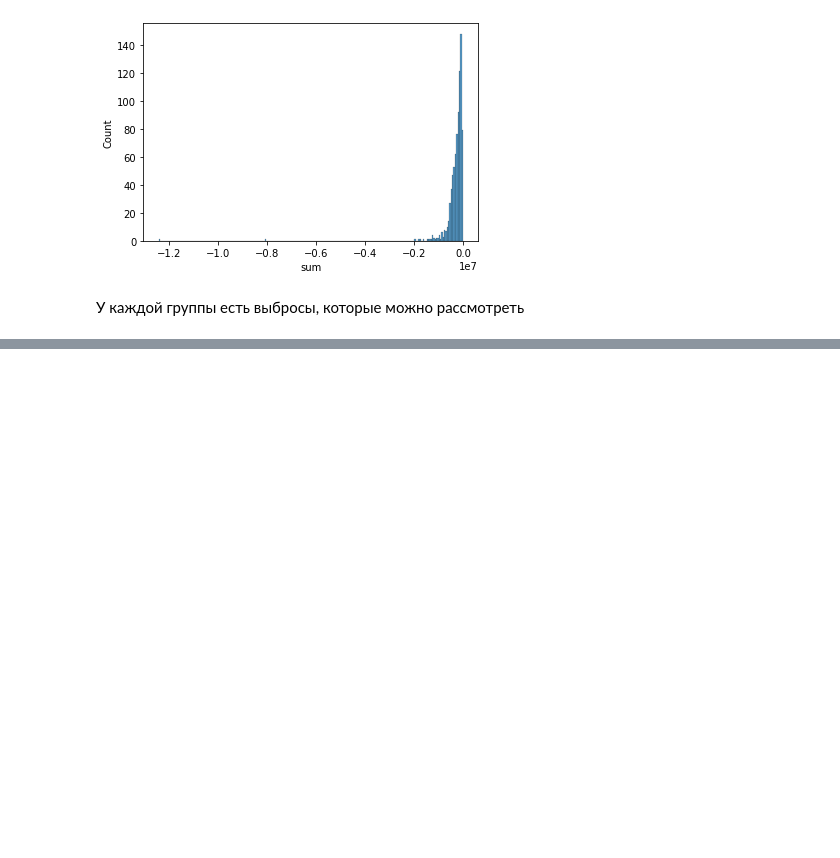
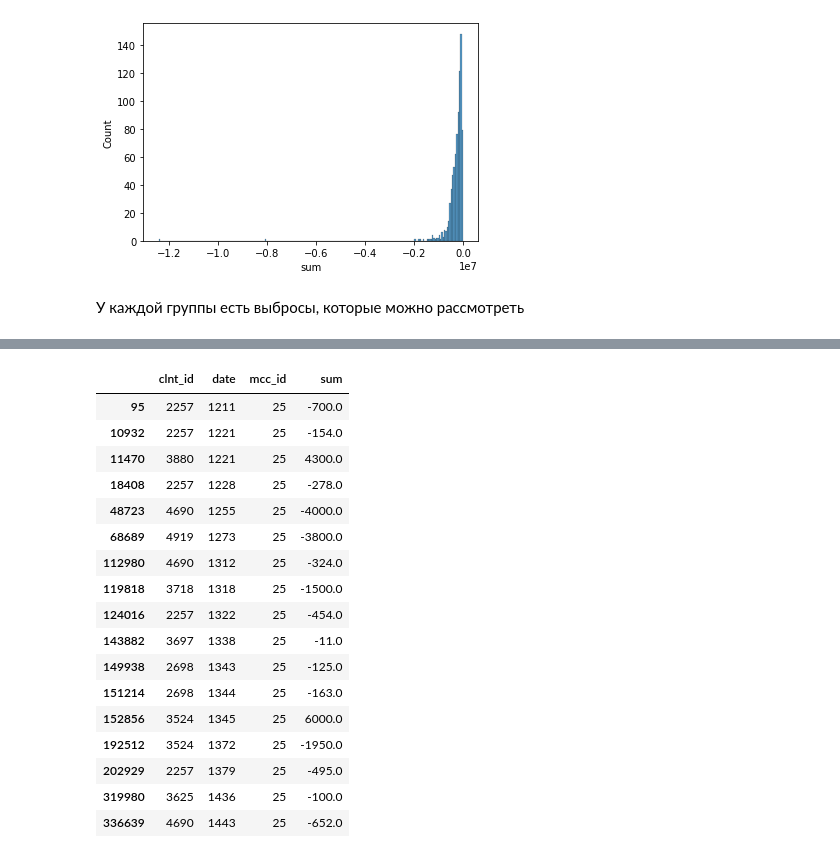
Before and after one commit to valpaq/some_competitions, a Jupyter notebook: ODS VTB/trans.ipynb, the cells around one changed output, grey strips where cells are left out. Saved outputs shown, nothing was run; the diff lists cells and outputs as text; code cells hidden in the pictures; blank space fills up the shorter version.

```diff
--- a/ODS VTB/trans.ipynb
+++ b/ODS VTB/trans.ipynb
@@ -398,0 +592,21 @@ sns.histplot(g_1_s['sum'])
+# %%
+prem_0.loc[prem_0.mcc_id==25]
+# %% [output]
+|  | clnt_id | date | mcc_id | sum |
+| 95 | 2257 | 1211 | 25 | -700.0 |
+| 10932 | 2257 | 1221 | 25 | -154.0 |
+| 11470 | 3880 | 1221 | 25 | 4300.0 |
+| 18408 | 2257 | 1228 | 25 | -278.0 |
+| 48723 | 4690 | 1255 | 25 | -4000.0 |
+| 68689 | 4919 | 1273 | 25 | -3800.0 |
+| 112980 | 4690 | 1312 | 25 | -324.0 |
+| 119818 | 3718 | 1318 | 25 | -1500.0 |
+| 124016 | 2257 | 1322 | 25 | -454.0 |
+| 143882 | 3697 | 1338 | 25 | -11.0 |
+| 149938 | 2698 | 1343 | 25 | -125.0 |
+| 151214 | 2698 | 1344 | 25 | -163.0 |
+| 152856 | 3524 | 1345 | 25 | 6000.0 |
+| 192512 | 3524 | 1372 | 25 | -1950.0 |
+| 202929 | 2257 | 1379 | 25 | -495.0 |
+| 319980 | 3625 | 1436 | 25 | -100.0 |
+| 336639 | 4690 | 1443 | 25 | -652.0 |
```
Also changed, not shown: parts of 48 cells of this notebook, 4 other files.
